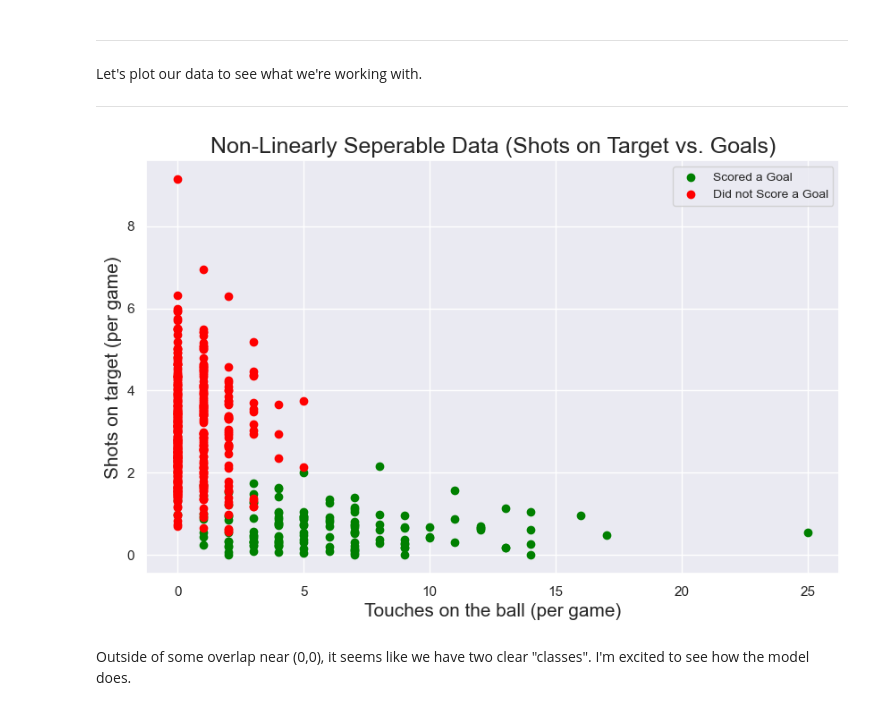
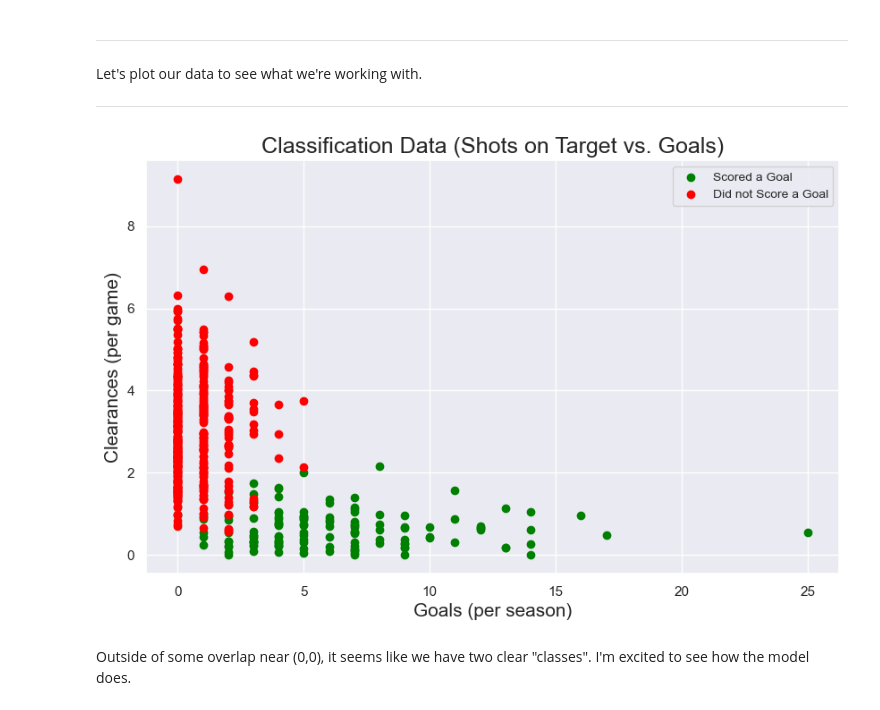
Before and after one commit to pstern17/INDE-577, a Jupyter notebook: 1. Supervised Learning/1.1. The Perceptron Algorithm/perceptron.ipynb, the cells around one changed output. Cells and saved outputs as stored; diff of their text form; code cells hidden in the pictures.

```diff
--- a/1. Supervised Learning/1.1. The Perceptron Algorithm/perceptron.ipynb
+++ b/1. Supervised Learning/1.1. The Perceptron Algorithm/perceptron.ipynb
@@ -144,21 +144,21 @@ Let's plot our data to see what we're working with.
 # %%
 # Set the theme.
 sns.set_theme()
 
 plt.figure(figsize = (10, 6))
 
 # Add the red card players to the plot.
 plt.scatter(fw_goals, fw_clr, color = "green", label = "Scored a Goal")
 
 # Add the non red card players to the plot.
 plt.scatter(df_goals, df_clr, color = "red", label = "Did not Score a Goal")
-plt.xlabel("Touches on the ball (per game)", fontsize = 15)
-plt.ylabel("Shots on target (per game)", fontsize = 15)
+plt.xlabel("Goals (per season)", fontsize = 15)
+plt.ylabel("Clearances (per game)", fontsize = 15)
 plt.legend(fontsize = 10, loc = "upper right")
-plt.title("Non-Linearly Seperable Data (Shots on Target vs. Goals)", fontsize = 18)
+plt.title("Classification Data (Shots on Target vs. Goals)", fontsize = 18)
 plt.show()
 # %% [output]
-[figure, old version]
+[figure, new version]
 # %% [markdown]
 Outside of some overlap near (0,0), it seems like we have two clear "classes". I'm excited to see how the model does.
 # %% [markdown]
```
Also changed, not shown: parts of 25 cells of this notebook, 7 other files.
